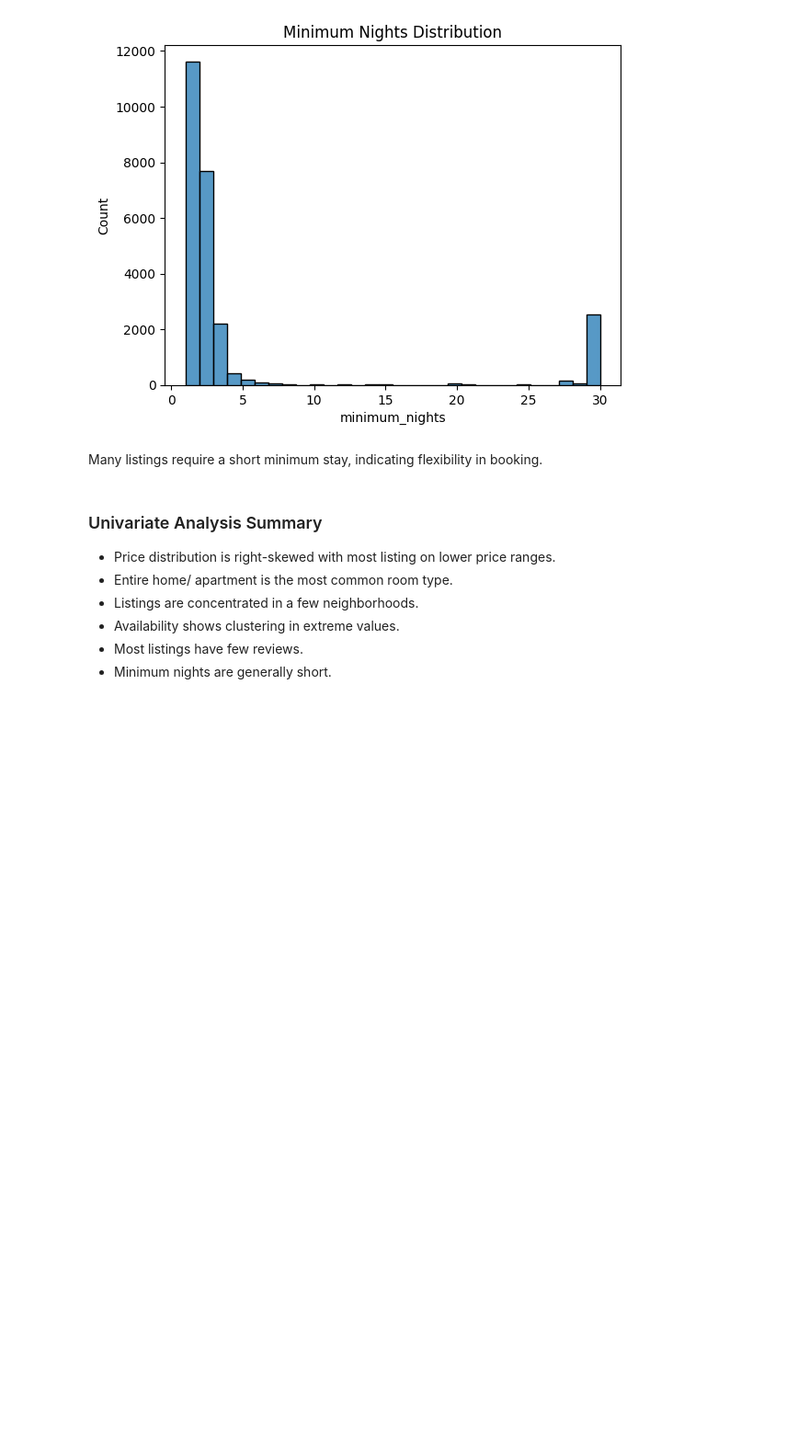
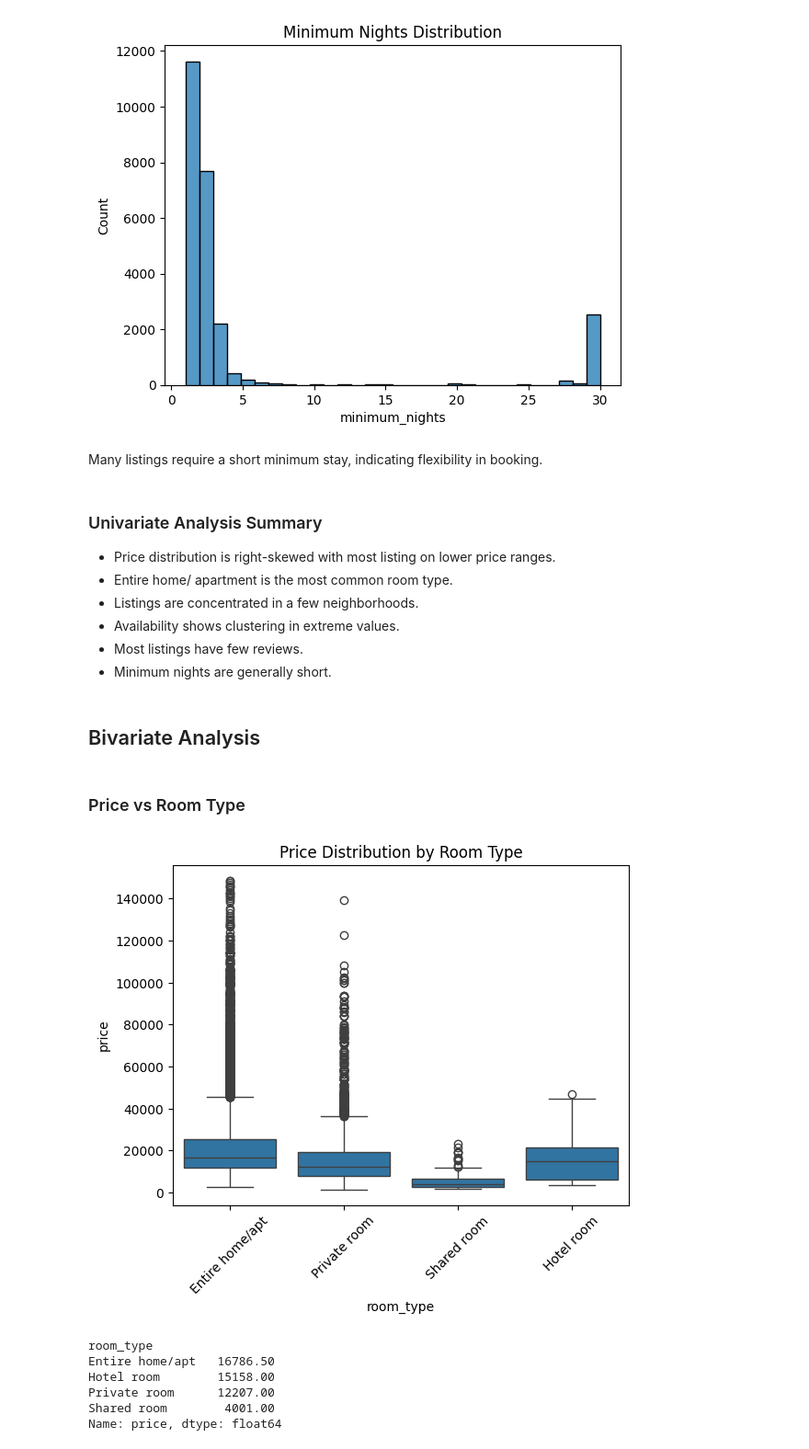
Before and after one commit to jasonandreasw/airbnb-eda, a Jupyter notebook: notebooks/airbnb_eda.ipynb, the cells around one changed output. Shown at 92% size. Cells and saved outputs as stored; diff of their text form; code cells hidden in the pictures; blank space fills up the shorter version.

Commit message:
Add bivariate analysis against price

```diff
--- a/notebooks/airbnb_eda.ipynb
+++ b/notebooks/airbnb_eda.ipynb
@@ -420,3 +420,23 @@ Many listings require a short minimum stay, indicating flexibility in booking.
 - Availability shows clustering in extreme values.
 - Most listings have few reviews.
 - Minimum nights are generally short.
+# %% [markdown]
+## Bivariate Analysis
+# %% [markdown]
+### Price vs Room Type
+# %%
+sns.boxplot(x='room_type', y='price', data=df_clean)
+plt.title("Price Distribution by Room Type")
+plt.xticks(rotation=45)
+plt.show()
+# %% [output]
+[figure, added]
+# %%
+df_clean.groupby('room_type')['price'].median()
+# %% [output]
+room_type
+Entire home/apt   16786.50
+Hotel room        15158.00
+Private room      12207.00
+Shared room        4001.00
+Name: price, dtype: float64
```
Also changed, not shown: parts of 18 cells of this notebook.
